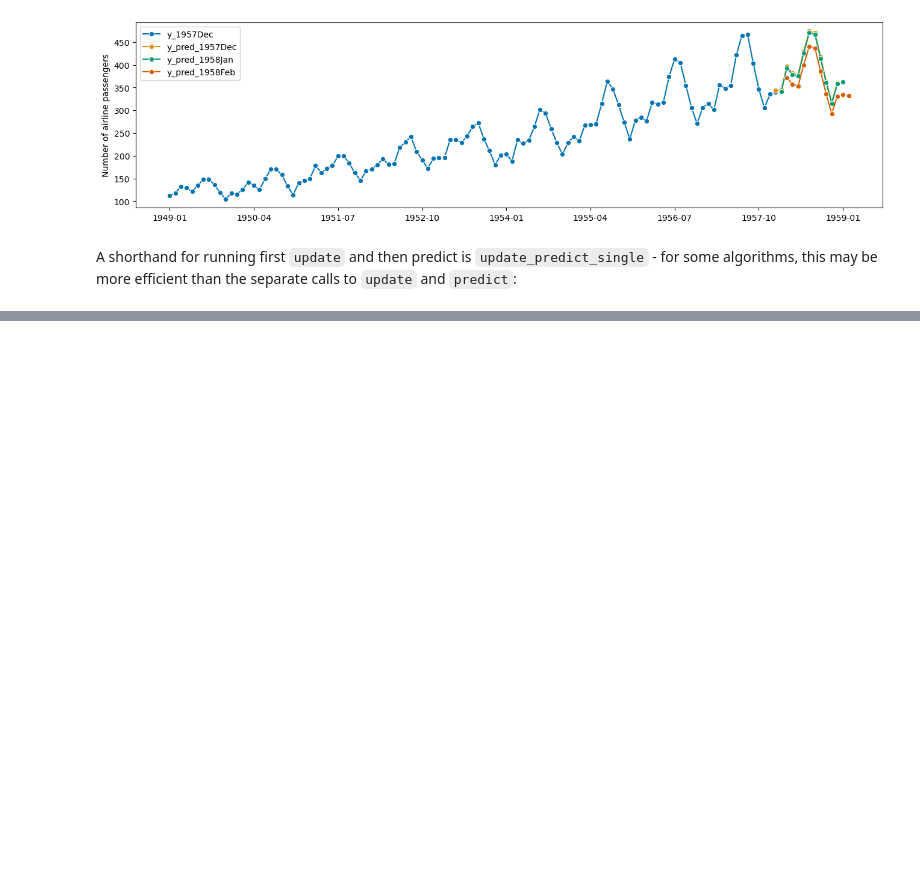
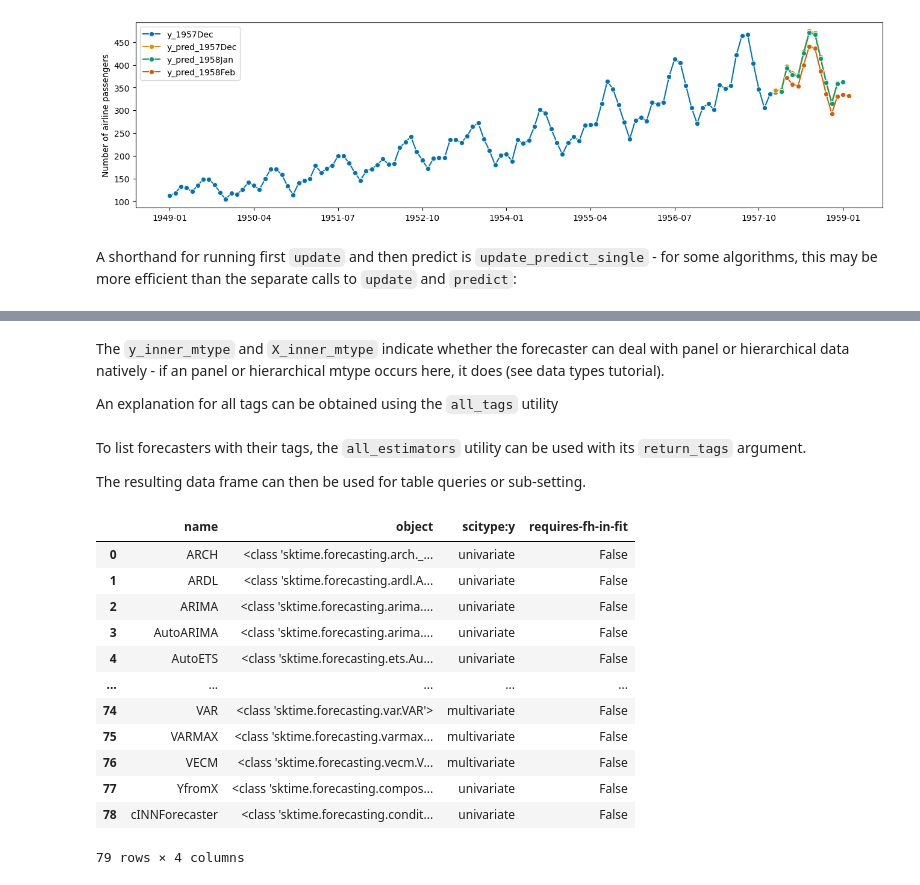
Before and after one commit to watanaberyunosuke/sktime, a Jupyter notebook: forcasting.ipynb, the cells around one changed output, grey strips where cells are left out. Cells and saved outputs as stored; diff of their text form; code cells hidden in the pictures; blank space fills up the shorter version.

```diff
--- a/forcasting.ipynb
+++ b/forcasting.ipynb
@@ -831,0 +893,28 @@ Freq: M, Name: Number of airline passengers, dtype: float64
+# %% [markdown]
+The `y_inner_mtype` and `X_inner_mtype` indicate whether the forecaster can deal with panel or hierarchical data natively - if an panel or hierarchical mtype occurs here, it does (see data types tutorial).
+
+An explanation for all tags can be obtained using the `all_tags` utility
+# %% [markdown]
+To list forecasters with their tags, the `all_estimators` utility can be used with its `return_tags` argument.
+
+The resulting data frame can then be used for table queries or sub-setting.
+# %%
+from sktime.registry import all_estimators
+
+all_estimators(
+    "forecaster", as_dataframe=True, return_tags=["scitype:y", "requires-fh-in-fit"]
+)
+# %% [output]
+|  | name | object | scitype:y | requires-fh-in-fit |
+| 0 | ARCH | <class 'sktime.forecasting.arch._... | univariate | False |
+| 1 | ARDL | <class 'sktime.forecasting.ardl.A... | univariate | False |
+| 2 | ARIMA | <class 'sktime.forecasting.arima.... | univariate | False |
+| 3 | AutoARIMA | <class 'sktime.forecasting.arima.... | univariate | False |
+| 4 | AutoETS | <class 'sktime.forecasting.ets.Au... | univariate | False |
+| ... | ... | ... | ... | ... |
+| 74 | VAR | <class 'sktime.forecasting.var.VAR'> | multivariate | False |
+| 75 | VARMAX | <class 'sktime.forecasting.varmax... | multivariate | False |
+| 76 | VECM | <class 'sktime.forecasting.vecm.V... | multivariate | False |
+| 77 | YfromX | <class 'sktime.forecasting.compos... | univariate | False |
+| 78 | cINNForecaster | <class 'sktime.forecasting.condit... | univariate | False |
+79 rows × 4 columns
```
Also changed, not shown: parts of 40 cells of this notebook.
